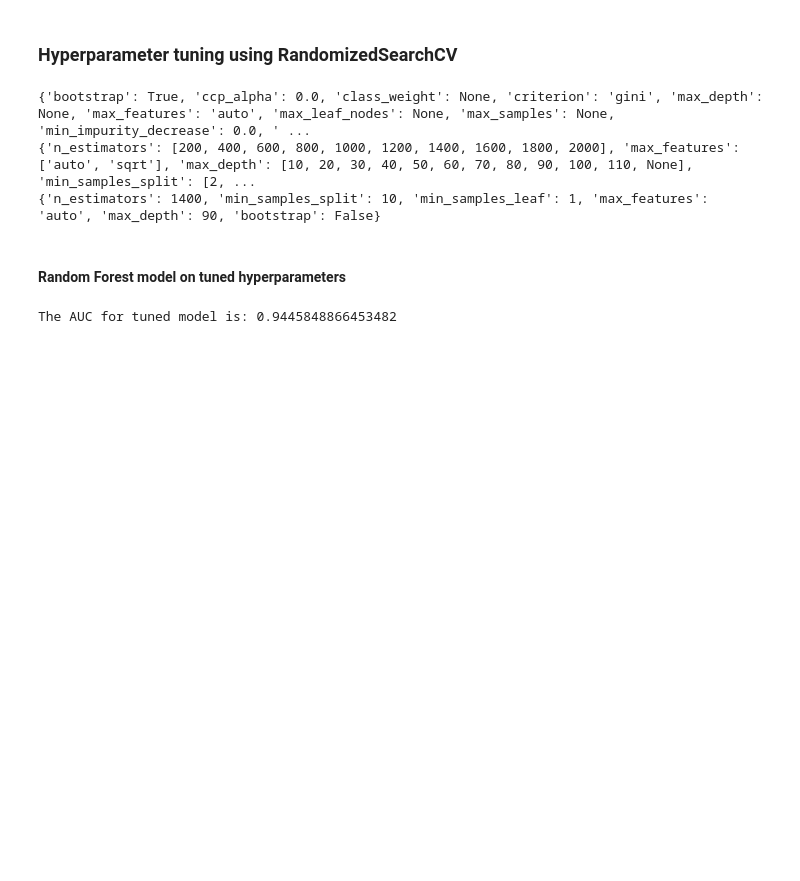
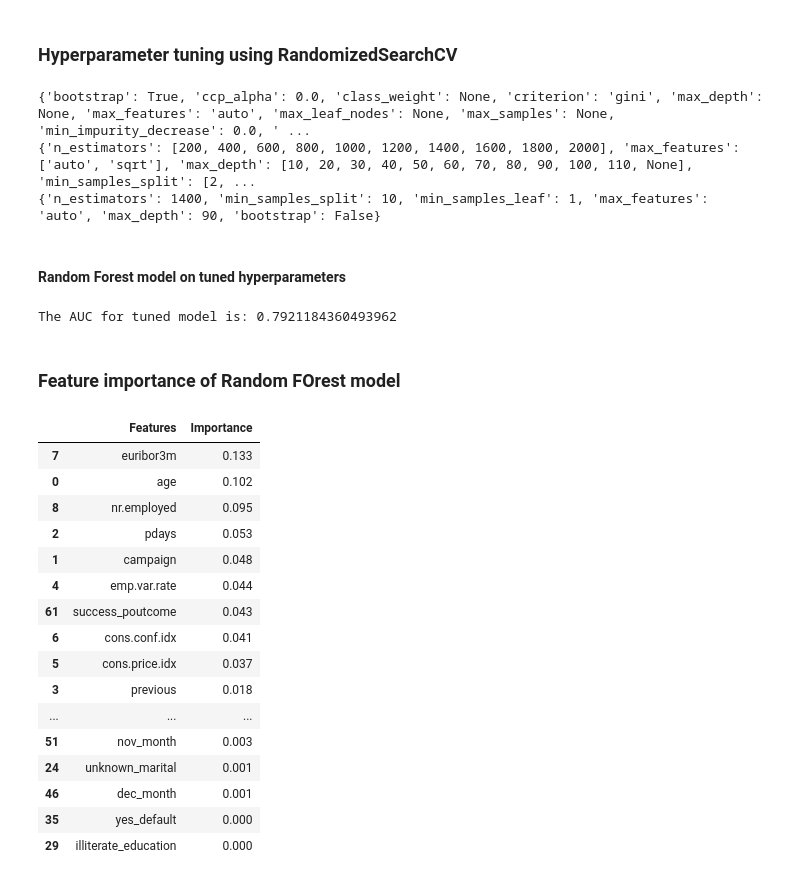
Before and after one commit to sneharth/Data-Science, a Jupyter notebook: Bank Marketing/Bank Telemarketing.ipynb, the cells around one changed output. Cells and saved outputs as stored; diff of their text form; code cells hidden in the pictures; blank space fills up the shorter version.

```diff
--- a/Bank Marketing/Bank Telemarketing.ipynb
+++ b/Bank Marketing/Bank Telemarketing.ipynb
@@ -670,7 +670,31 @@ tuned_model = random_cv.best_estimator_
 tuned_model.fit ( X_train , y_train )
 cccv = CalibratedClassifierCV ( rfc , method = "sigmoid" )
 cccv.fit ( X_train , y_train )
-y_pred = cccv.predict_proba ( X_test )
+y_pred = tuned_model.predict_proba ( X_test )
 print ( "The AUC for tuned model is:" , roc_auc_score ( y_test, y_pred [ : , 1 ] ) )
 # %% [output]
-The AUC for tuned model is: 0.9445848866453482
+The AUC for tuned model is: 0.7921184360493962
+# %% [markdown]
+### Feature importance of Random FOrest model
+# %%
+df = pd.DataFrame ( { "Features" : X_train.columns , "Importance" : tuned_model.feature_importances_ } )
+df [ "Importance" ] = round ( df [ "Importance" ] , 3 )
+df.sort_values ( by = [ "Importance" ] , ascending = False )
+# %% [output]
+|  | Features | Importance |
+| 7 | euribor3m | 0.133 |
+| 0 | age | 0.102 |
+| 8 | nr.employed | 0.095 |
+| 2 | pdays | 0.053 |
+| 1 | campaign | 0.048 |
+| 4 | emp.var.rate | 0.044 |
+| 61 | success_poutcome | 0.043 |
+| 6 | cons.conf.idx | 0.041 |
+| 5 | cons.price.idx | 0.037 |
+| 3 | previous | 0.018 |
+| ... | ... | ... |
+| 51 | nov_month | 0.003 |
+| 24 | unknown_marital | 0.001 |
+| 46 | dec_month | 0.001 |
+| 35 | yes_default | 0.000 |
+| 29 | illiterate_education | 0.000 |
```
